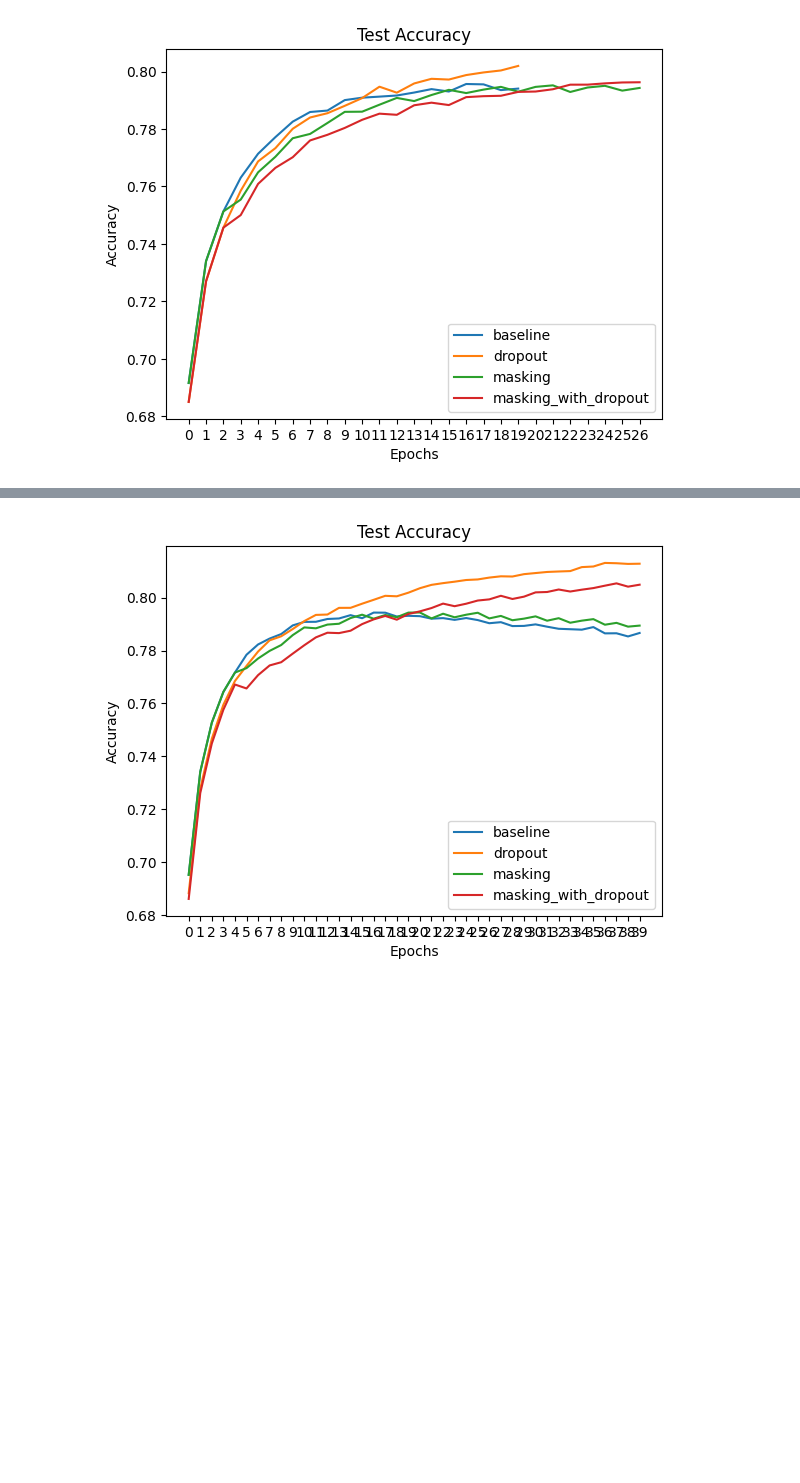
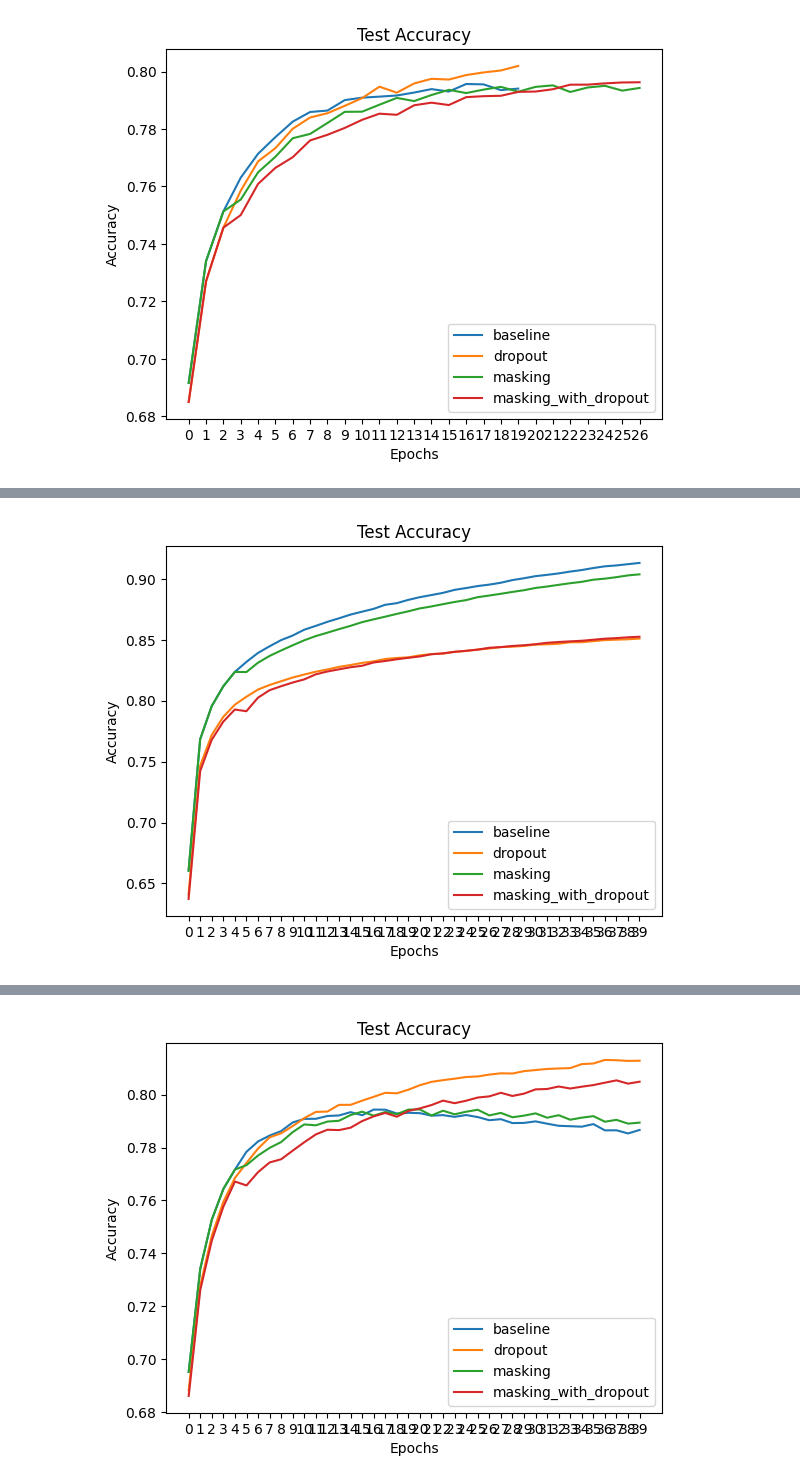
Before and after one commit to google/evojax, a Jupyter notebook: evojax/data_exploration.ipynb, the cells around one changed output, grey strips where cells are left out. Drawn from its saved outputs; the diff is of its cells as text; code cells hidden in the pictures; blank space fills up the shorter version.

```diff
--- a/evojax/data_exploration.ipynb
+++ b/evojax/data_exploration.ipynb
@@ -93,0 +83,15 @@ mean_test_acc
+# %%
+all_train = df.loc[pd.IndexSlice[:, 'train', :], :]
+mean_train_acc = all_train.groupby(level=0).mean()
+epochs = mean_train_acc.columns
+plt.plot(epochs, mean_train_acc.loc['baseline'], label='baseline')
+plt.plot(epochs, mean_train_acc.loc['dropout'], label='dropout')
+plt.plot(epochs, mean_train_acc.loc['masking'], label='masking')
+plt.plot(epochs, mean_train_acc.loc['masking_with_dropout'], label='masking_with_dropout')
+plt.title('Test Accuracy')
+plt.xlabel('Epochs')
+plt.ylabel('Accuracy')
+plt.legend()
+plt.show()
+# %% [output]
+[figure, added]
```
Also changed, not shown: parts of 3 cells of this notebook, 1 other file.
